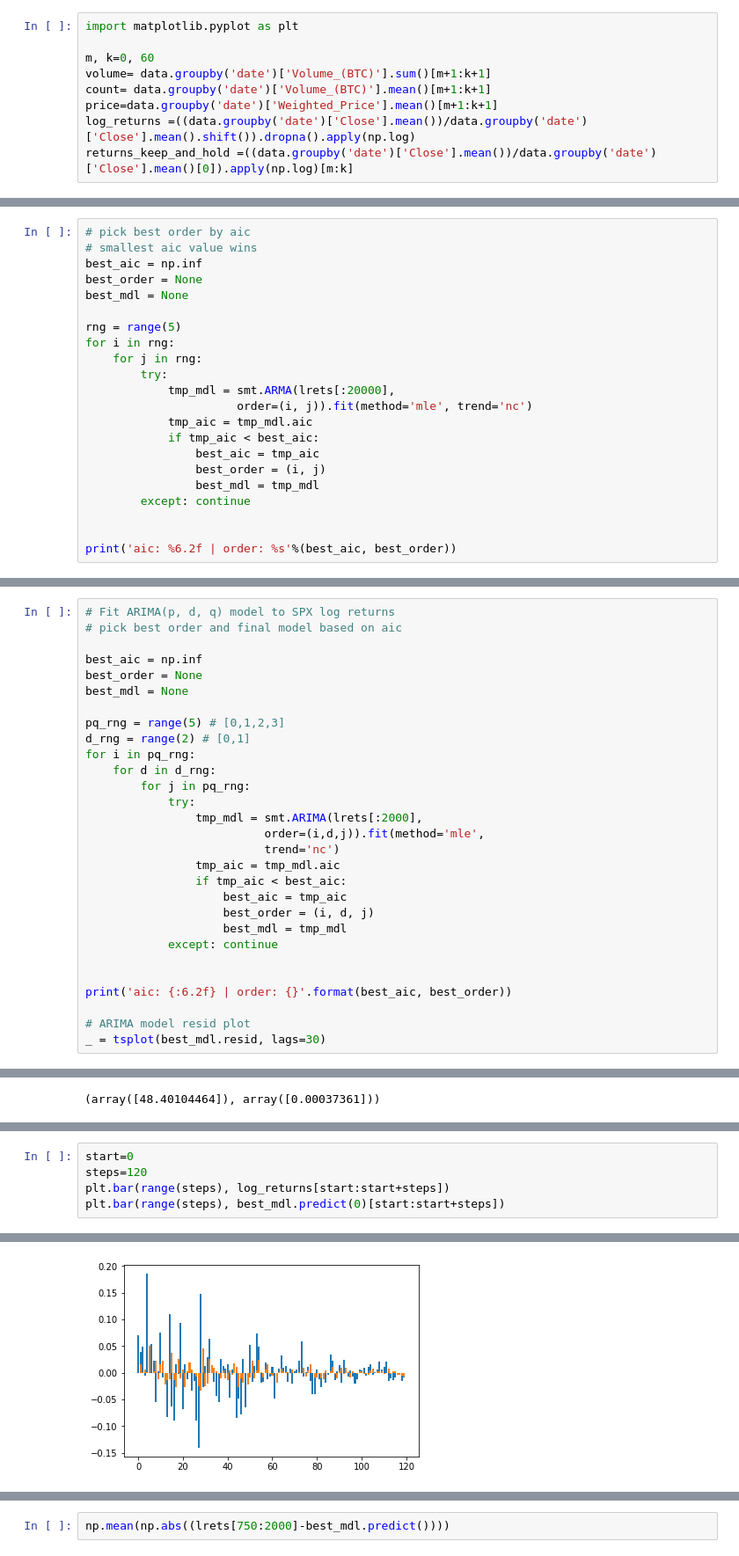
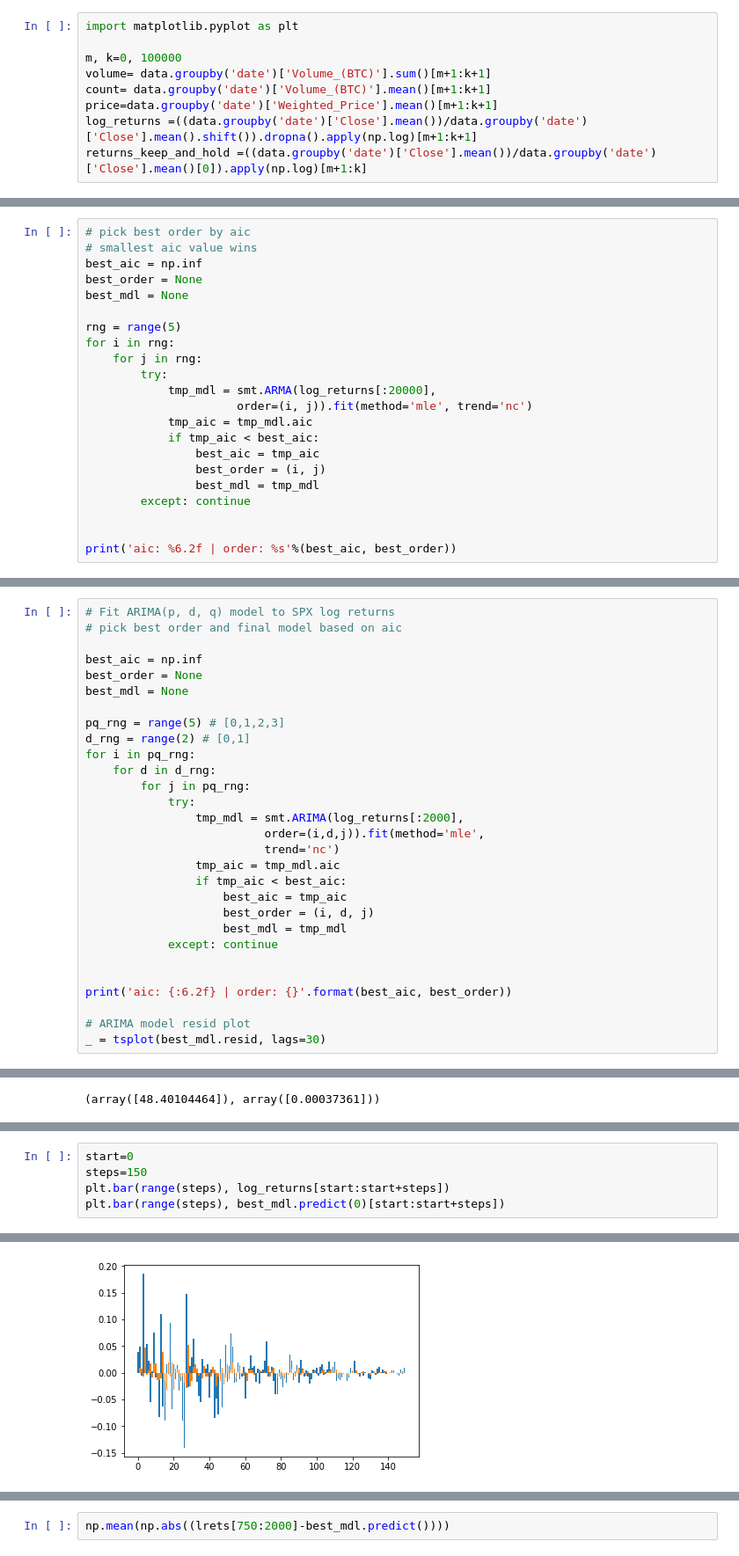
Before and after one commit to yigitmertol/Time_Series_Forecasting, a Jupyter notebook: ARMA_model/ARIMA.ipynb, the cells around one changed output, grey strips where cells are left out. Shown: that part at 88% size. Drawn from its saved outputs; the diff is of its cells as text.

```diff
--- a/ARMA_model/ARIMA.ipynb
+++ b/ARMA_model/ARIMA.ipynb
@@ -78,12 +90,12 @@ df_trade = pd.read_csv('../../Data/Coins/BTC_USD/Trade_Data/BITSTAMP_TRADE_SPOTB
 # %%
 import matplotlib.pyplot as plt
 
-m, k=0, 60
+m, k=0, 100000
 volume= data.groupby('date')['Volume_(BTC)'].sum()[m+1:k+1]
 count= data.groupby('date')['Volume_(BTC)'].mean()[m+1:k+1]
 price=data.groupby('date')['Weighted_Price'].mean()[m+1:k+1]
-log_returns =((data.groupby('date')['Close'].mean())/data.groupby('date')['Close'].mean().shift()).dropna().apply(np.log)
-returns_keep_and_hold =((data.groupby('date')['Close'].mean())/data.groupby('date')['Close'].mean()[0]).apply(np.log)[m:k]
+log_returns =((data.groupby('date')['Close'].mean())/data.groupby('date')['Close'].mean().shift()).dropna().apply(np.log)[m+1:k+1]
+returns_keep_and_hold =((data.groupby('date')['Close'].mean())/data.groupby('date')['Close'].mean()[0]).apply(np.log)[m+1:k]
 # %%
 fig, ax1 = plt.subplots()
 
@@ -198,7 +208,7 @@ rng = range(5)
 for i in rng:
     for j in rng:
         try:
-            tmp_mdl = smt.ARMA(lrets[:20000],
+            tmp_mdl = smt.ARMA(log_returns[:20000],
                       order=(i, j)).fit(method='mle', trend='nc')
             tmp_aic = tmp_mdl.aic
             if tmp_aic < best_aic:
@@ -260,7 +267,7 @@ for i in pq_rng:
     for d in d_rng:
         for j in pq_rng:
             try:
-                tmp_mdl = smt.ARIMA(lrets[:2000],
+                tmp_mdl = smt.ARIMA(log_returns[:2000],
                           order=(i,d,j)).fit(method='mle',
                           trend='nc')
                 tmp_aic = tmp_mdl.aic
@@ -328,6 +328,6 @@ sms.diagnostic.acorr_ljungbox(best_mdl.resid, lags=[20], boxpierce=False)
 # %%
 start=0
-steps=120
+steps=150
 plt.bar(range(steps), log_returns[start:start+steps])
 plt.bar(range(steps), best_mdl.predict(0)[start:start+steps])
 # %% [output]
@@ -335,4 +335,4 @@ plt.bar(range(steps), best_mdl.predict(0)[start:start+steps])
-[figure, old version]
+[figure, new version]
 # %%
 k=2
 with plt.style.context('bmh'):
```
Also changed, not shown: parts of 34 cells of this notebook, 2 other files.
